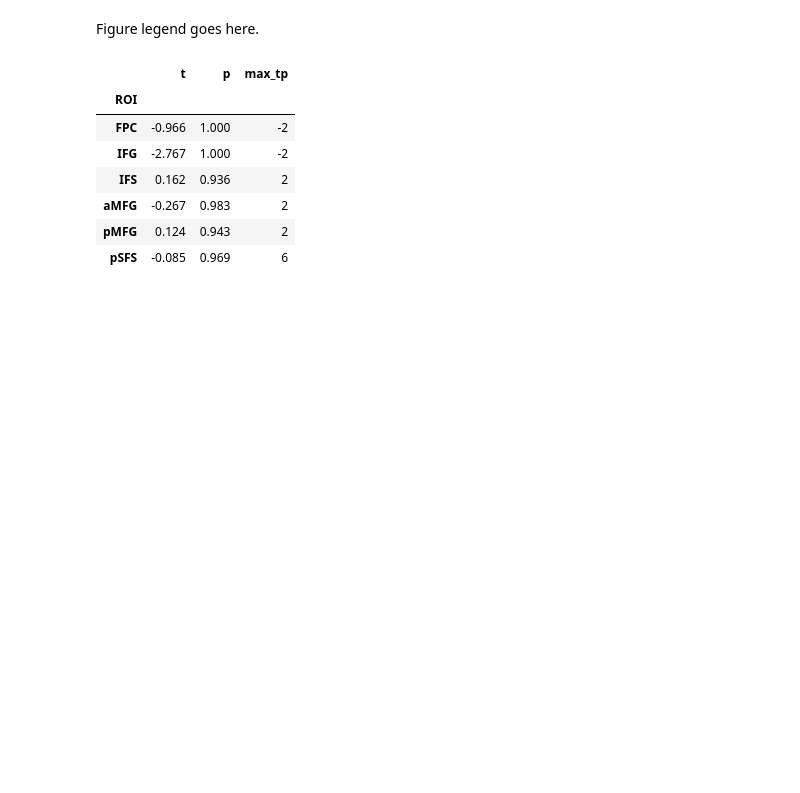
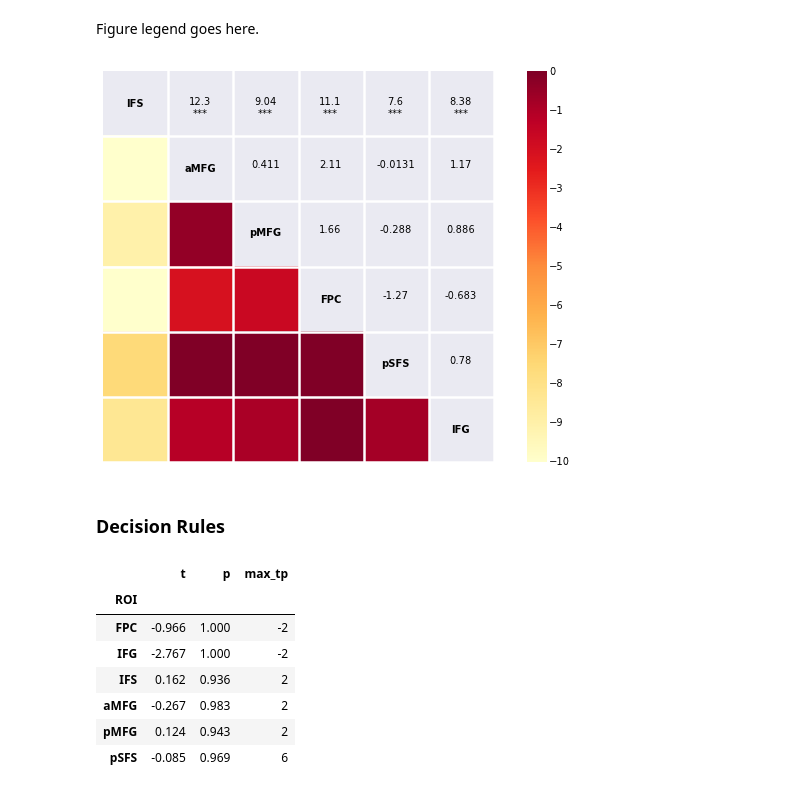
Before and after one commit to WagnerLabPapers/Waskom_JNeurosci_2014, a Jupyter notebook: DKsort_Neuron.ipynb, the cells around one changed output. Drawn from its saved outputs; the diff is of its cells as text; code cells hidden in the pictures; blank space fills up the shorter version.

```diff
--- a/DKsort_Neuron.ipynb
+++ b/DKsort_Neuron.ipynb
@@ -154,10 +154,6 @@ m.rt.dec 14 1345.9 1434.8 -658.95
 m.rt.add 15 1331.7 1427.0 -650.86 16.191      1  5.726e-05 ***
 ---
 Signif. codes:  0 ‘***’ 0.001 ‘**’ 0.01 ‘*’ 0.05 ‘.’ 0.1 ‘ ’ 1
-# %%
-mask = nib.load("../data/dk02/masks/yeo17_ifs.nii.gz").get_data().astype(bool)
-d = nib.load("../analysis/dksort/dk02/preproc/run_1/unsmoothed_timeseries.nii.gz").get_data()
-roi_data = d[mask].T
 # %%
 subj_grouped = behav_df.groupby("subj")
 dim = subj_grouped.apply(moss.df_oneway, "dim_rule", "rt", False)
@@ -507,3 +635,20 @@ def dksort_ttest(data, n_shuffle=10000):
+# %%
+pfc_paired_t = pd.DataFrame(index=pfc_rois, columns=pfc_rois, dtype=float)
+pfc_paired_p = pd.DataFrame(index=pfc_rois, columns=pfc_rois, dtype=float)
+for roi_i, roi_j in itertools.product(pfc_rois, pfc_rois):
+    peak_i = pfc_dimension["peak"][roi_i]
+    peak_j = pfc_dimension["peak"][roi_j]
+    t, p = stats.ttest_rel(peak_i, peak_j)
+    pfc_paired_t.loc[roi_i, roi_j] = t
+    pfc_paired_p.loc[roi_i, roi_j] = p
+pfc_paired_p *= 15
+sns.symmatplot(array(pfc_paired_t), array(pfc_paired_p),
+               names=pfc_rois, cmap="YlOrRd", cmap_range=(-10, 0))
+grid(lw=2.5)
+# %% [output]
+[figure, added]
+# %% [markdown]
+### Decision Rules
 # %%
 pfc_decision = dksort_decode(pfc_rois, "decision")
 # %%
```
Also changed, not shown: parts of 19 cells of this notebook.
